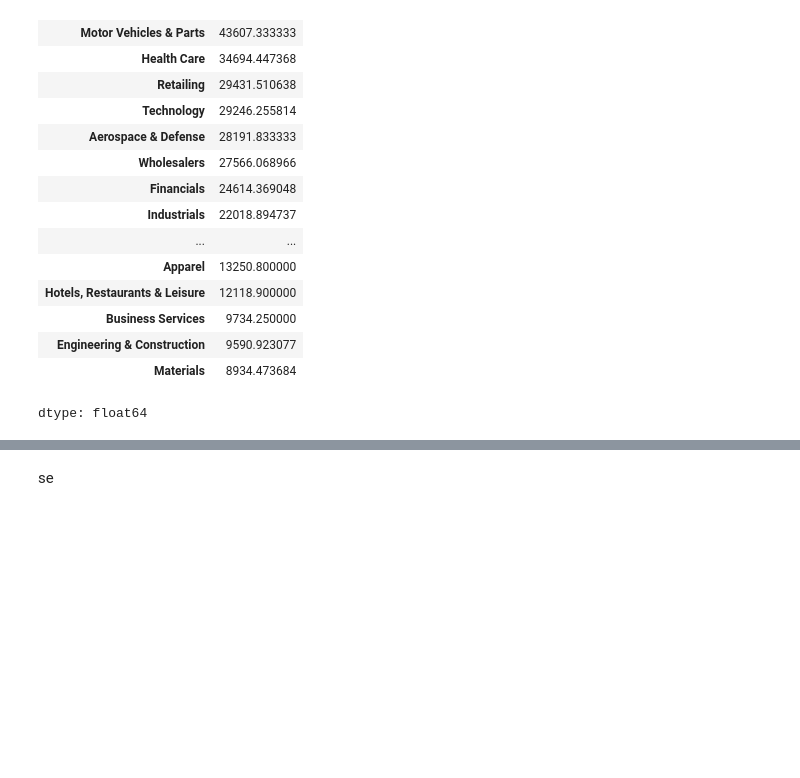
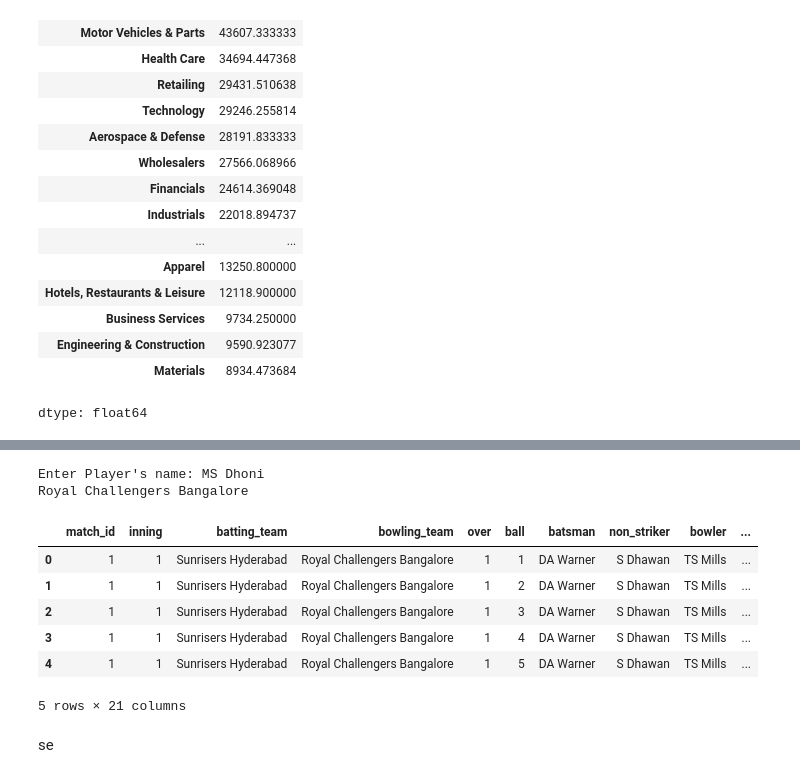
Before and after one commit to RazyAnas/MachineLearning, a Jupyter notebook: Pandas.ipynb, the cells around one changed output, grey strips where cells are left out. Saved outputs shown, nothing was run; the diff lists cells and outputs as text; code cells hidden in the pictures; blank space fills up the shorter version.

```diff
--- a/Pandas.ipynb
+++ b/Pandas.ipynb
@@ -633,0 +683,9 @@ dtype: float64
+# %%
+from kagglehub import KaggleDatasetAdapter
+import kagglehub
+
+delivery = kagglehub.load_dataset(
+    KaggleDatasetAdapter.PANDAS,
+    "manasgarg/ipl",
+    "deliveries.csv"
+)
@@ -634,2 +792,24 @@ dtype: float64
+# %%
+name = input("Enter Player's name: ") # get the name of the player as input
+mask = delivery['batsman']==name
+new_delivery = delivery[mask]
+result = new_delivery.groupby('bowling_team')['batsman_runs'].sum().sort_values(ascending=False).head(1)
+if result.shape[0] != 0:
+  print(result.index[0])
+else:
+  print("Player not found! Please check the name.")
+# %% [output]
+Enter Player's name: MS Dhoni
+Royal Challengers Bangalore
+# %%
+delivery.head()
+# %% [output]
+|  | match_id | inning | batting_team | bowling_team | over | ball | batsman | non_striker | bowler | ... |
+| 0 | 1 | 1 | Sunrisers Hyderabad | Royal Challengers Bangalore | 1 | 1 | DA Warner | S Dhawan | TS Mills | ... |
+| 1 | 1 | 1 | Sunrisers Hyderabad | Royal Challengers Bangalore | 1 | 2 | DA Warner | S Dhawan | TS Mills | ... |
+| 2 | 1 | 1 | Sunrisers Hyderabad | Royal Challengers Bangalore | 1 | 3 | DA Warner | S Dhawan | TS Mills | ... |
+| 3 | 1 | 1 | Sunrisers Hyderabad | Royal Challengers Bangalore | 1 | 4 | DA Warner | S Dhawan | TS Mills | ... |
+| 4 | 1 | 1 | Sunrisers Hyderabad | Royal Challengers Bangalore | 1 | 5 | DA Warner | S Dhawan | TS Mills | ... |
+5 rows × 21 columns
 # %% [markdown]
 se
```
Also changed, not shown: parts of 19 cells of this notebook.
